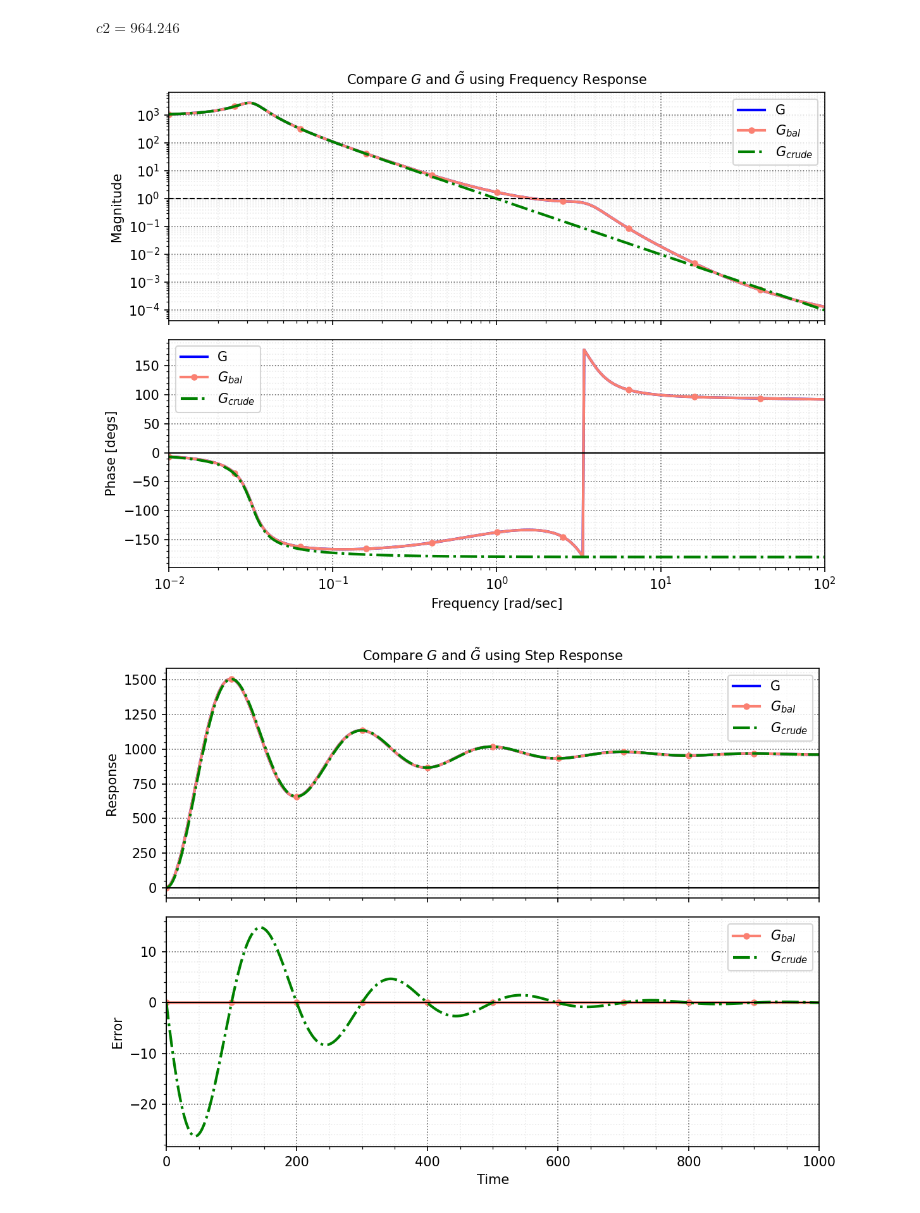
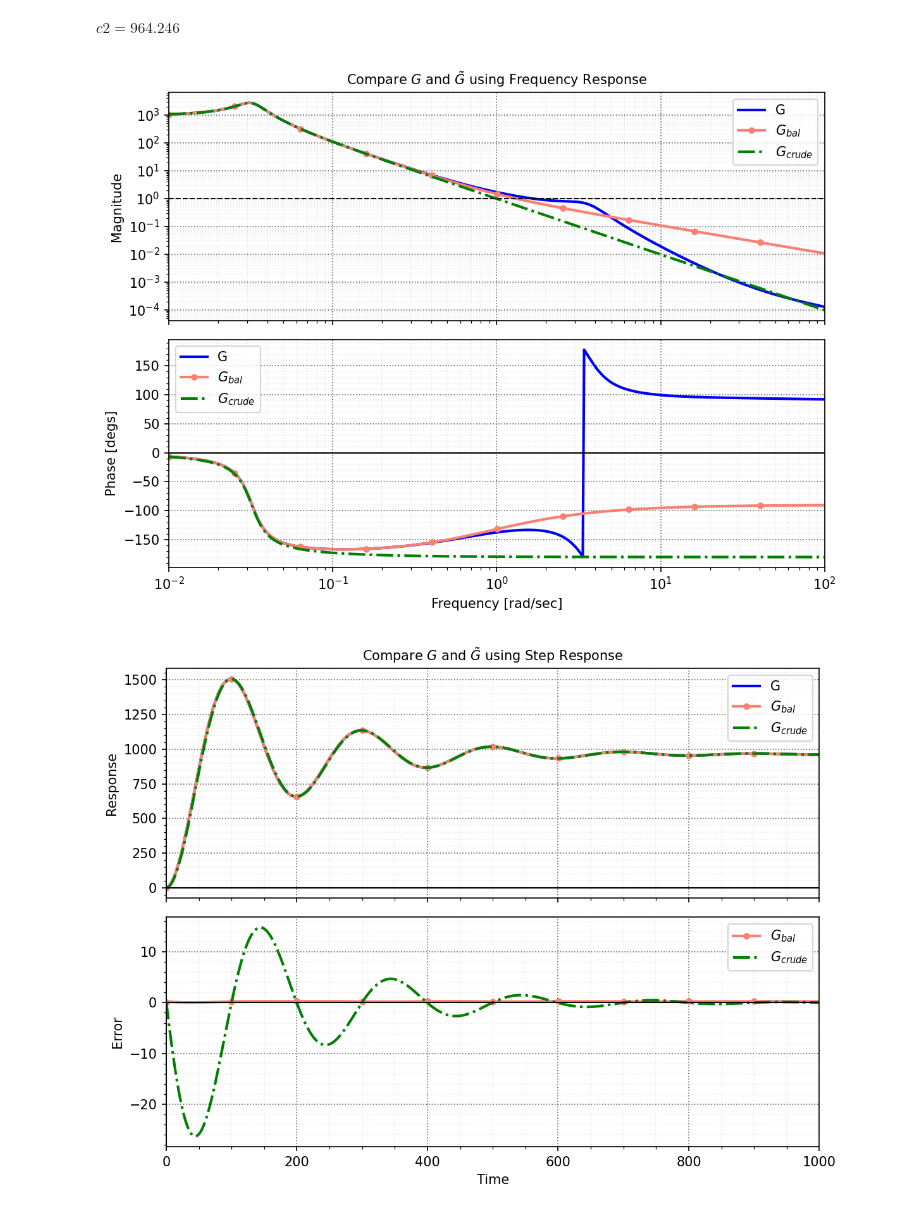
Before and after one commit to mit-acl/16_06_Class, a Jupyter notebook: notebooks/16_06_T4_Dominant_Poles_F8.ipynb, the cells around one changed output. Cells and saved outputs as stored; diff of their text form; code cells hidden in the pictures.

```diff
--- a/notebooks/16_06_T4_Dominant_Poles_F8.ipynb
+++ b/notebooks/16_06_T4_Dominant_Poles_F8.ipynb
@@ -329,35 +350,35 @@ Npts = 500
 wp = np.logspace(-2,2,Npts)
 gain, phase, w = ct.frequency_response(P, wp)
 if bm.SLYCOT_AVAILABLE:
     gainr, phaser, wr = ct.frequency_response(Pr, wp)
-gaing, phaseg, wg = ct.frequency_response(G, wp)
+gaing, phaseg, wg = ct.frequency_response(G_m0, wp)
 gainrr, phaserr, wrr = ct.frequency_response(Prr, wp)
 
 fig, ax = plt.subplots(2,1,figsize=(8, 6),dpi=150,sharex = True)
 ax[0].loglog(w,gain,'b-',label='G')
 if bm.SLYCOT_AVAILABLE:
     ax[0].loglog(wr,gainr,'r--',label=r'$G_{sly-bal}$')
 ax[0].loglog(wg,gaing,color='salmon',ls='-',label=r'$G_{bal}$',marker='o',ms=4,markevery=int(Npts/10))
 ax[0].loglog(wrr,gainrr,'g-.',label=r'$G_{crude}$')
 
 ax[1].semilogx(w,phase*bm.R2D,'b-',label='G')
 if bm.SLYCOT_AVAILABLE:
     ax[1].semilogx(wr,phaser*bm.R2D,'r--',label=r'$G_{sly-bal}$')
 ax[1].semilogx(wg,phaseg*bm.R2D,color='salmon',ls='-',label=r'$G_{bal}$',marker='o',ms=4,markevery=int(Npts/10))
 ax[1].semilogx(wrr,phaserr*bm.R2D,'g-.',label=r'$G_{crude}$')
 
 ax[1].set_xlabel("Frequency [rad/sec]")
 ax[1].set_ylabel("Phase [degs]")
 
 ax[0].set_ylabel("Magnitude")
 ax[0].set_title(r"Compare $G$ and $\tilde{G}$ using Frequency Response")
 ax[0].legend()
 ax[1].legend()
 bm.nicegrid(ax)
 plt.savefig("./figs/DP_Ex41.pdf", dpi=300)
 plt.show()
 # %% [output]
-[figure, old version]
+[figure, new version]
 # %%
 fig, ax = plt.subplots(2,1,figsize=(8, 6),dpi=150,sharex = True)
 T = 1000
```
Also changed, not shown: parts of 3 cells of this notebook, 4 other files.
